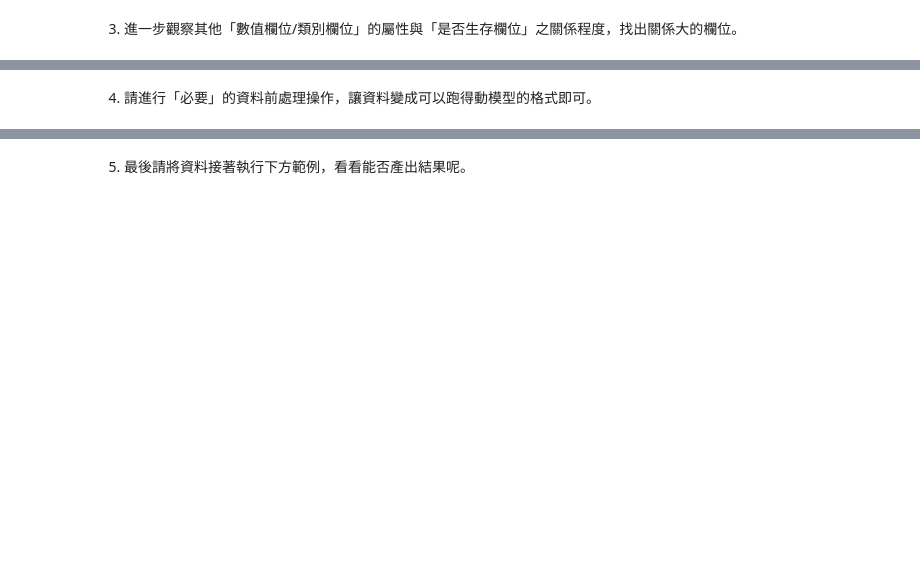
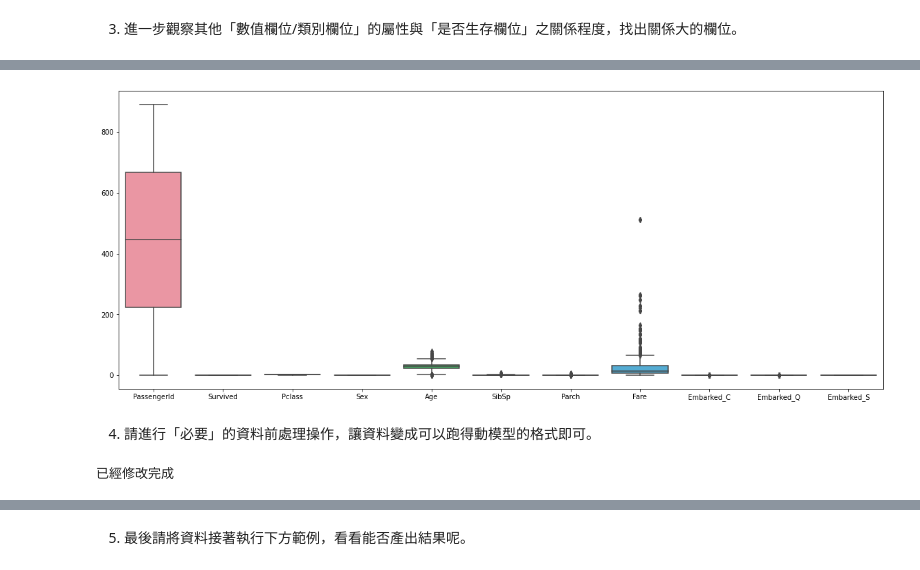
Before and after one commit to ba88052/titanic-analysis, a Jupyter notebook: 專題實作01_鐵達尼號存活分析.ipynb, the cells around one changed output, grey strips where cells are left out. Cells and saved outputs as stored; diff of their text form; code cells hidden in the pictures; blank space fills up the shorter version.

```diff
--- a/專題實作01_鐵達尼號存活分析.ipynb
+++ b/專題實作01_鐵達尼號存活分析.ipynb
@@ -34,2 +137,16 @@ train_df
+# %%
+plt.figure(figsize = (20, 8))
+sns.boxplot(data = df_train, width = 0.8)
+plt.show()
+# %% [output]
+[figure, added]
 # %% [markdown]
 4. 請進行「必要」的資料前處理操作，讓資料變成可以跑得動模型的格式即可。
+# %%
+try:
+  df_train = df_train.drop(["Name", "Ticket", "Cabin"],axis=1)
+  df_train["Age"].fillna(value = df_train["Age"].mean(), inplace = True)
+except:
+  print("已經修改完成")
+# %% [output]
+已經修改完成
```
Also changed, not shown: parts of 10 cells of this notebook.
